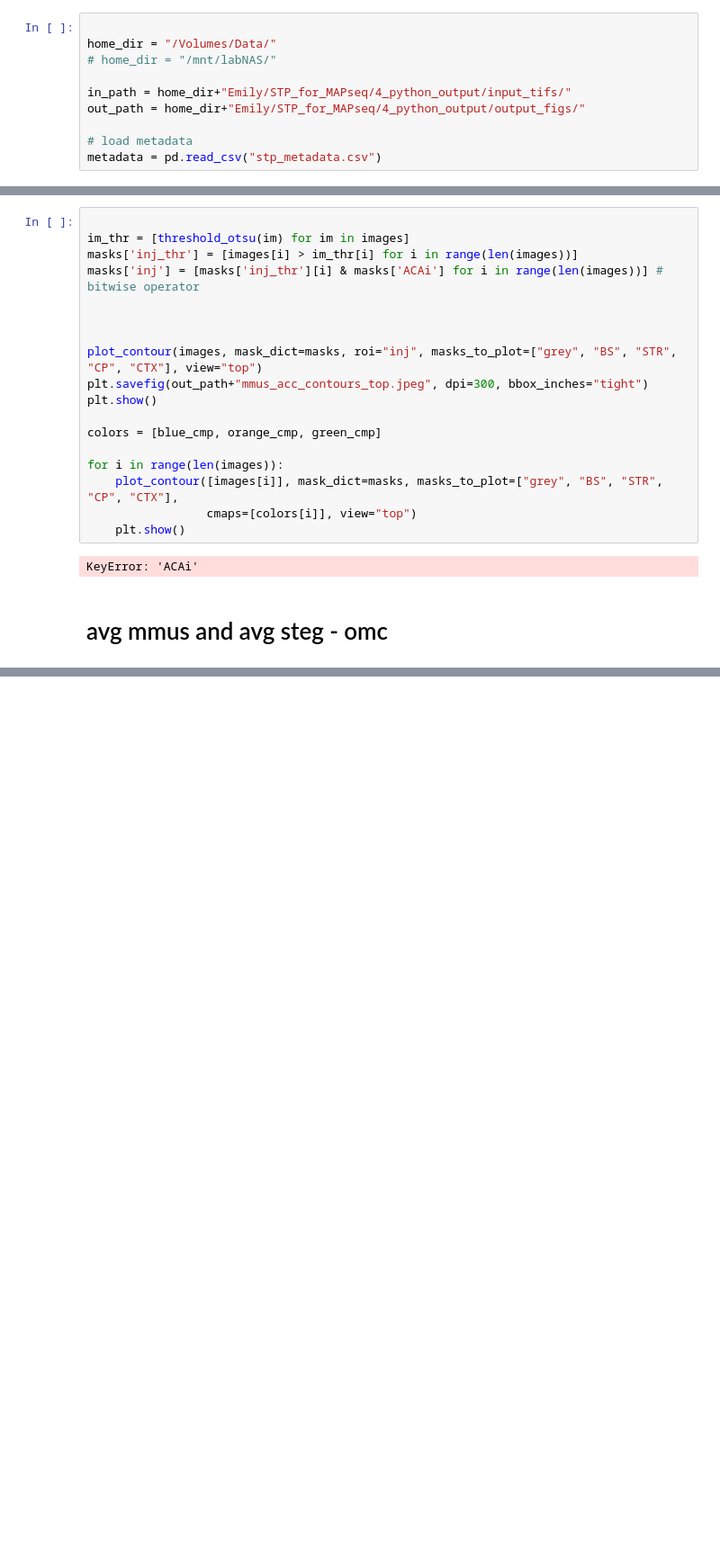
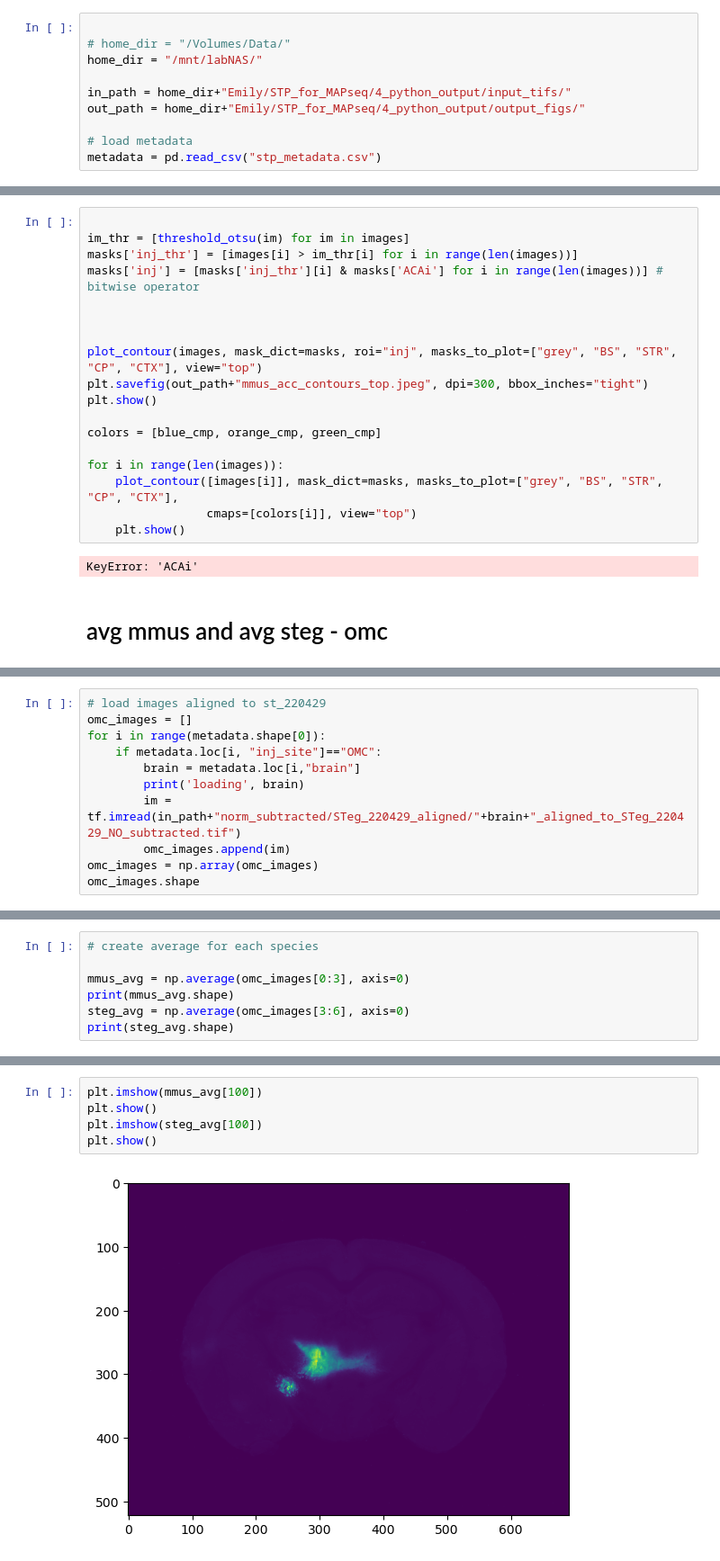
Before and after one commit to eisko/STP_analysis, a Jupyter notebook: Injection_vis2.ipynb, the cells around one changed output, grey strips where cells are left out. Shown at 90% size. Saved outputs shown, nothing was run; the diff lists cells and outputs as text; blank space fills up the shorter version.

```diff
--- a/Injection_vis2.ipynb
+++ b/Injection_vis2.ipynb
@@ -30,7 +27,7 @@ The autoreload extension is already loaded. To reload it, use:
 # %%
 
-home_dir = "/Volumes/Data/"
-# home_dir = "/mnt/labNAS/"
+# home_dir = "/Volumes/Data/"
+home_dir = "/mnt/labNAS/"
 
 in_path = home_dir+"Emily/STP_for_MAPseq/4_python_output/input_tifs/"
 out_path = home_dir+"Emily/STP_for_MAPseq/4_python_output/output_figs/"
@@ -334,0 +322,11 @@ KeyError: 'ACAi'
+# %%
+# load images aligned to st_220429
+omc_images = []
+for i in range(metadata.shape[0]):
+    if metadata.loc[i, "inj_site"]=="OMC":
+        brain = metadata.loc[i,"brain"]
+        print('loading', brain)
+        im = tf.imread(in_path+"norm_subtracted/STeg_220429_aligned/"+brain+"_aligned_to_STeg_220429_NO_subtracted.tif")
+        omc_images.append(im)
+omc_images = np.array(omc_images)
+omc_images.shape
@@ -334,0 +341,7 @@ KeyError: 'ACAi'
+# %%
+# create average for each species
+
+mmus_avg = np.average(omc_images[0:3], axis=0)
+print(mmus_avg.shape)
+steg_avg = np.average(omc_images[3:6], axis=0)
+print(steg_avg.shape)
@@ -334,0 +390,7 @@ KeyError: 'ACAi'
+# %%
+plt.imshow(mmus_avg[100])
+plt.show()
+plt.imshow(steg_avg[100])
+plt.show()
+# %% [output]
+[figure, added]
```
Also changed, not shown: parts of 10 cells of this notebook.
